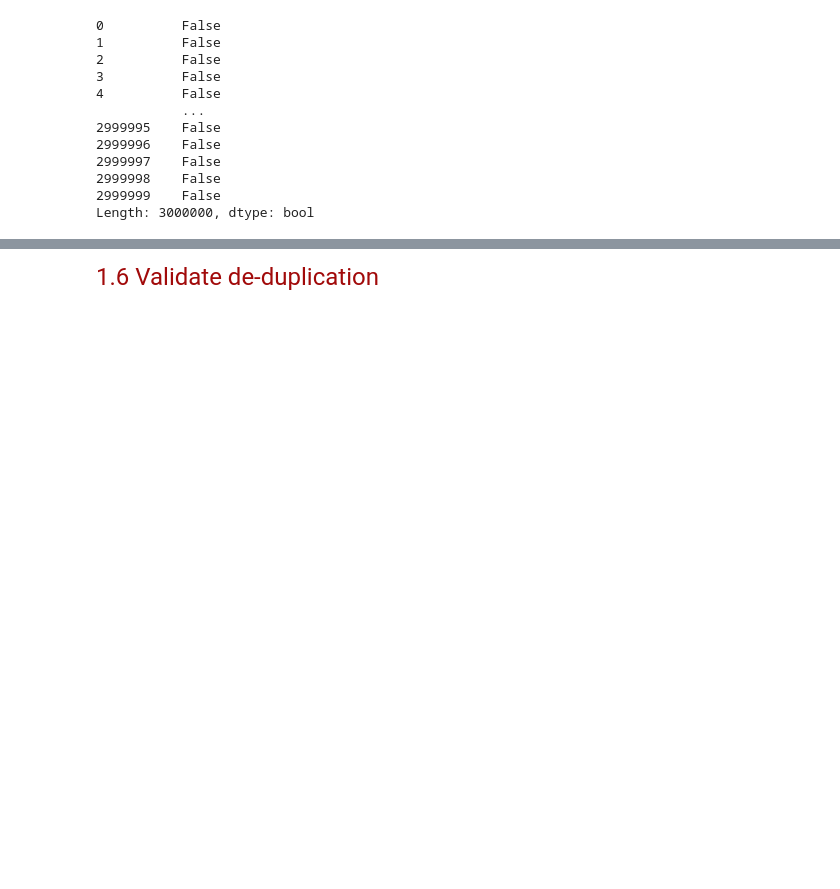
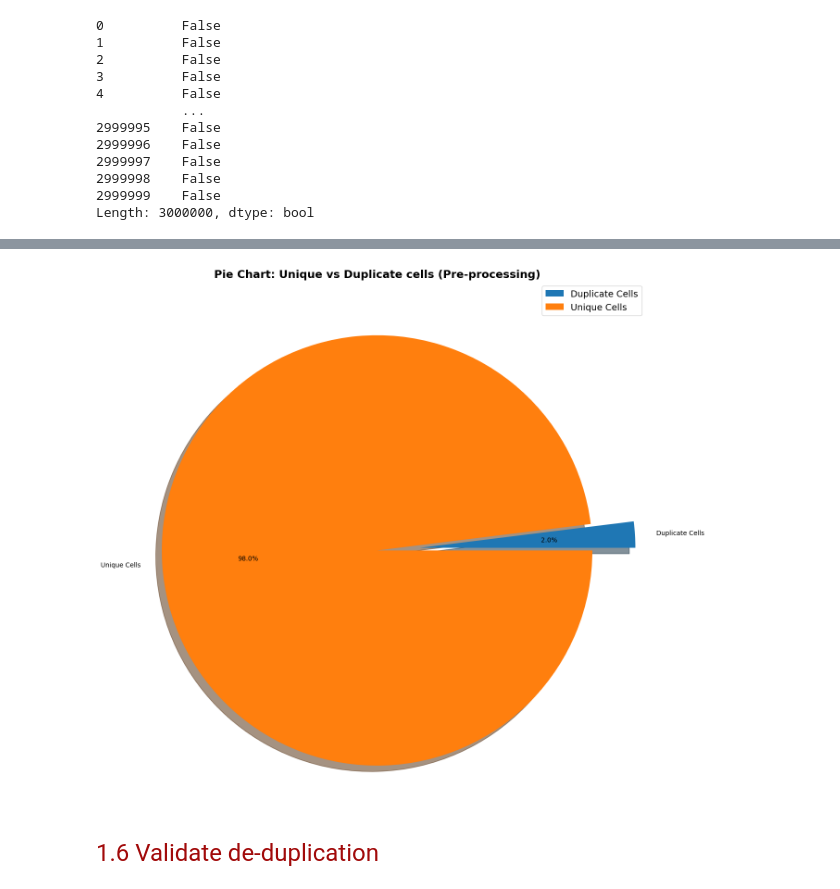
Before and after one commit to shahriar-rahman/A-Comparative-Analysis-of-Amazon-Book-Ratings-using-Collaborative-Filtering, a Jupyter notebook: notebooks/feature_exploration.ipynb, the cells around one changed output, grey strips where cells are left out. Saved outputs shown, nothing was run; the diff lists cells and outputs as text; code cells hidden in the pictures; blank space fills up the shorter version.

```diff
--- a/notebooks/feature_exploration.ipynb
+++ b/notebooks/feature_exploration.ipynb
@@ -218,3 +219,17 @@ print("• Total Cells:", len(check_duplicate), '\n'
+# %%
+data_values = np.array([duplicated_cells, len(df_rating)-duplicated_cells])
+explode = [0.2, 0]
+labels = ["Duplicate Cells", "Unique Cells"]
+title = "Pie Chart: Unique vs Duplicate cells (Pre-processing)"
+# %%
+plt.figure(figsize=(15, 20))
+plt.pie(data_values, explode=explode, labels=labels, autopct='%1.1f%%', shadow=True)
+plt.title(title, fontsize=17, fontweight='bold')
+plt.axis('off')
+plt.legend(fontsize="14", loc="upper right")
+plt.show()
+# %% [output]
+[figure, added]
 # %%
 df_rating = df_rating.drop_duplicates(subset=None, keep='first', inplace=False,
                                                     ignore_index=False)
```
Also changed, not shown: parts of 4 cells of this notebook, 6 other files.
